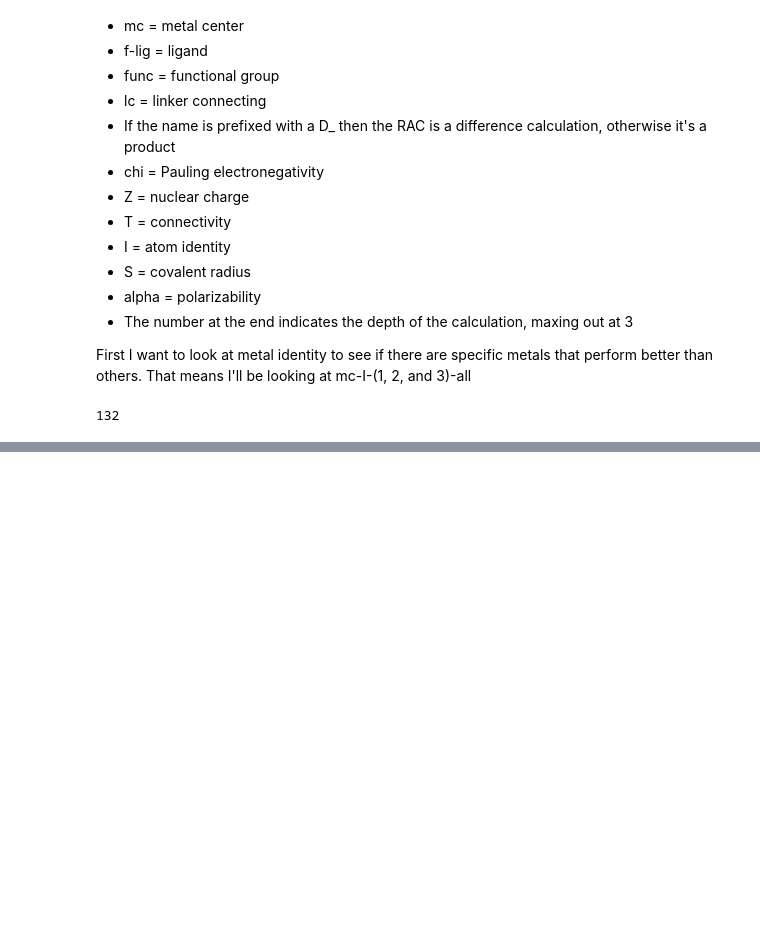
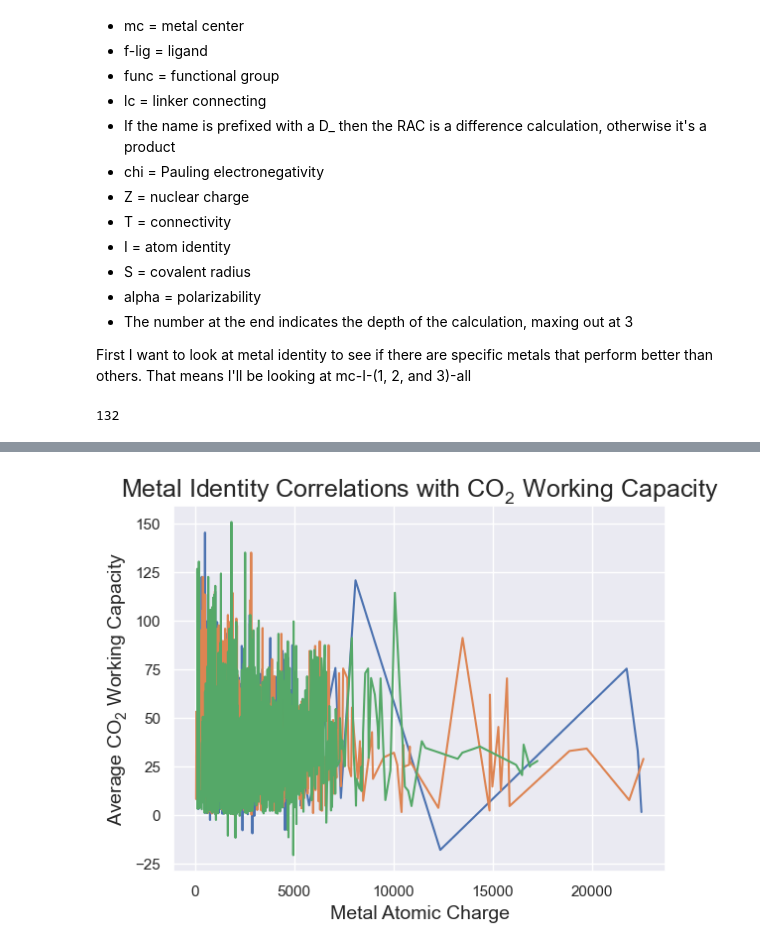
Before and after one commit to zjbrown0689/MOF-Capstone, a Jupyter notebook: notebooks/2_exploratory_data_analysis.ipynb, the cells around one changed output, grey strips where cells are left out. Drawn from its saved outputs; the diff is of its cells as text; code cells hidden in the pictures; blank space fills up the shorter version.

```diff
--- a/notebooks/2_exploratory_data_analysis.ipynb
+++ b/notebooks/2_exploratory_data_analysis.ipynb
@@ -287,0 +283,15 @@ Name: v/v_working_capacity, Length: 132, dtype: float64
+# %%
+metal_charge_1 = data.groupby('mc-Z-1-all')['v/v_working_capacity'].mean()
+metal_charge_2 = data.groupby('mc-Z-2-all')['v/v_working_capacity'].mean()
+metal_charge_3 = data.groupby('mc-Z-3-all')['v/v_working_capacity'].mean()
+# %%
+sns.lineplot(data = metal_charge_1, x = metal_charge_1.index, y = metal_charge_1.values, palette = 'colorblind')
+sns.lineplot(data = metal_charge_2, x = metal_charge_2.index, y = metal_charge_2.values, palette = 'colorblind')
+sns.lineplot(data = metal_charge_3, x = metal_charge_3.index, y = metal_charge_3.values, palette = 'colorblind')
+plt.xlabel('Metal Atomic Charge', fontsize = 14)
+plt.ylabel('Average $CO_2$ Working Capacity', fontsize = 14)
+plt.title('Metal Identity Correlations with $CO_2$ Working Capacity', fontsize = 18)
+plt.savefig('../figures/metal_charge.png',dpi=1200, bbox_inches='tight')
+plt.show()
+# %% [output]
+[figure, added]
```
Also changed, not shown: parts of 6 cells of this notebook.
